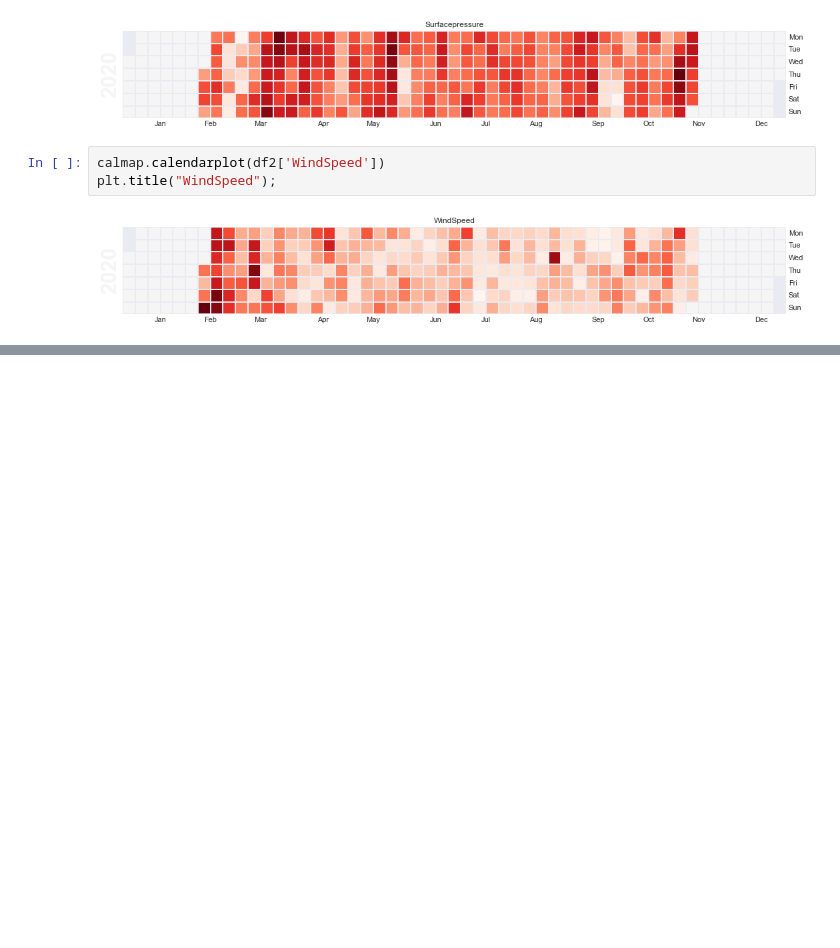
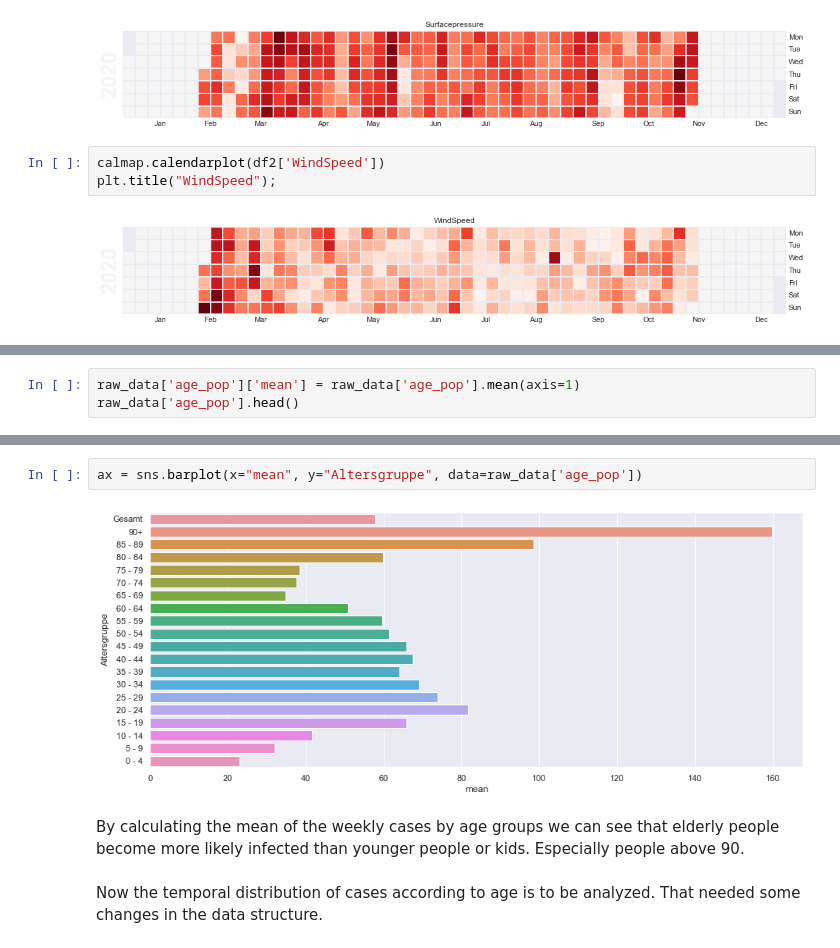
Before and after one commit to Florian335/fyp2021p02g10, a Jupyter notebook: Notebooks/kata.ipynb, the cells around one changed output, grey strips where cells are left out. Cells and saved outputs as stored; diff of their text form; blank space fills up the shorter version.

```diff
--- a/Notebooks/kata.ipynb
+++ b/Notebooks/kata.ipynb
@@ -471,0 +392,3 @@ Name: WindSpeed, dtype: float64
+# %%
+raw_data['age_pop']['mean'] = raw_data['age_pop'].mean(axis=1)
+raw_data['age_pop'].head()
@@ -471,0 +415,8 @@ Name: WindSpeed, dtype: float64
+# %%
+ax = sns.barplot(x="mean", y="Altersgruppe", data=raw_data['age_pop'])
+# %% [output]
+[figure, added]
+# %% [markdown]
+By calculating the mean of the weekly cases by age groups we can see that elderly people become more likely infected than younger people or kids. Especially people above 90.
+# %% [markdown]
+Now the temporal distribution of cases according to age is to be analyzed. That needed some changes in the data structure.
```
Also changed, not shown: parts of 27 cells of this notebook, 3 other files.
